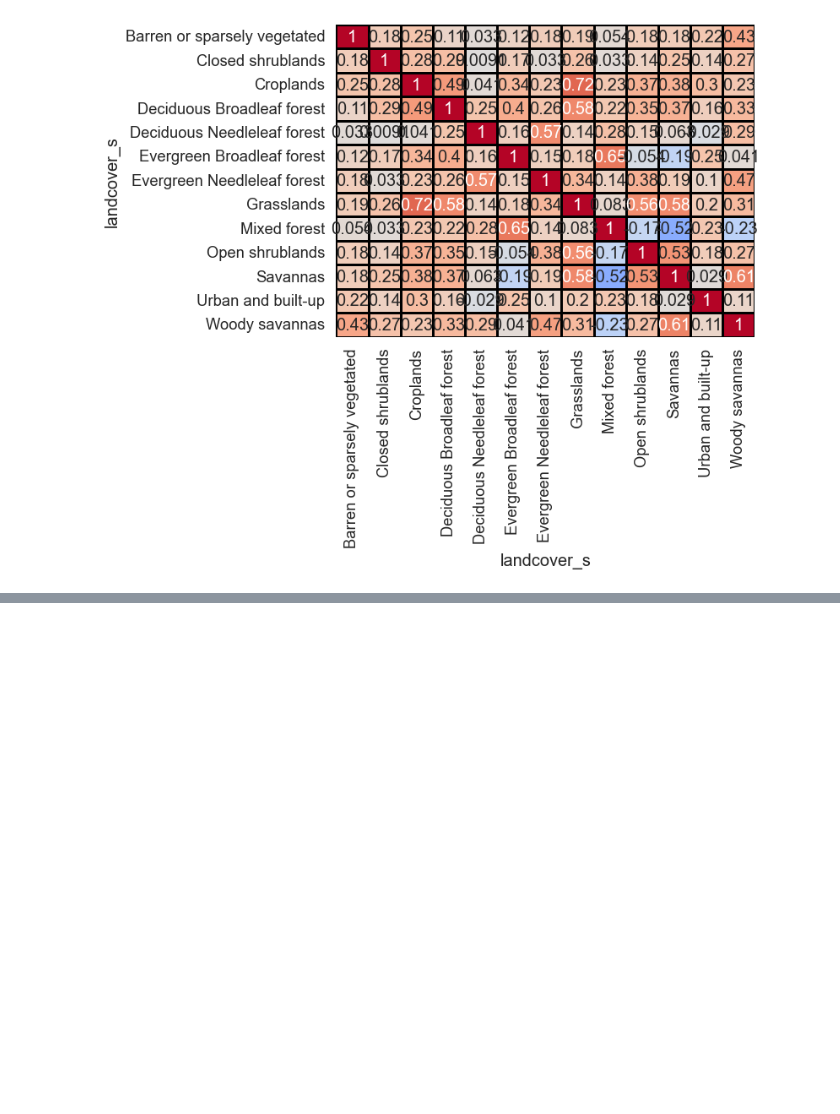
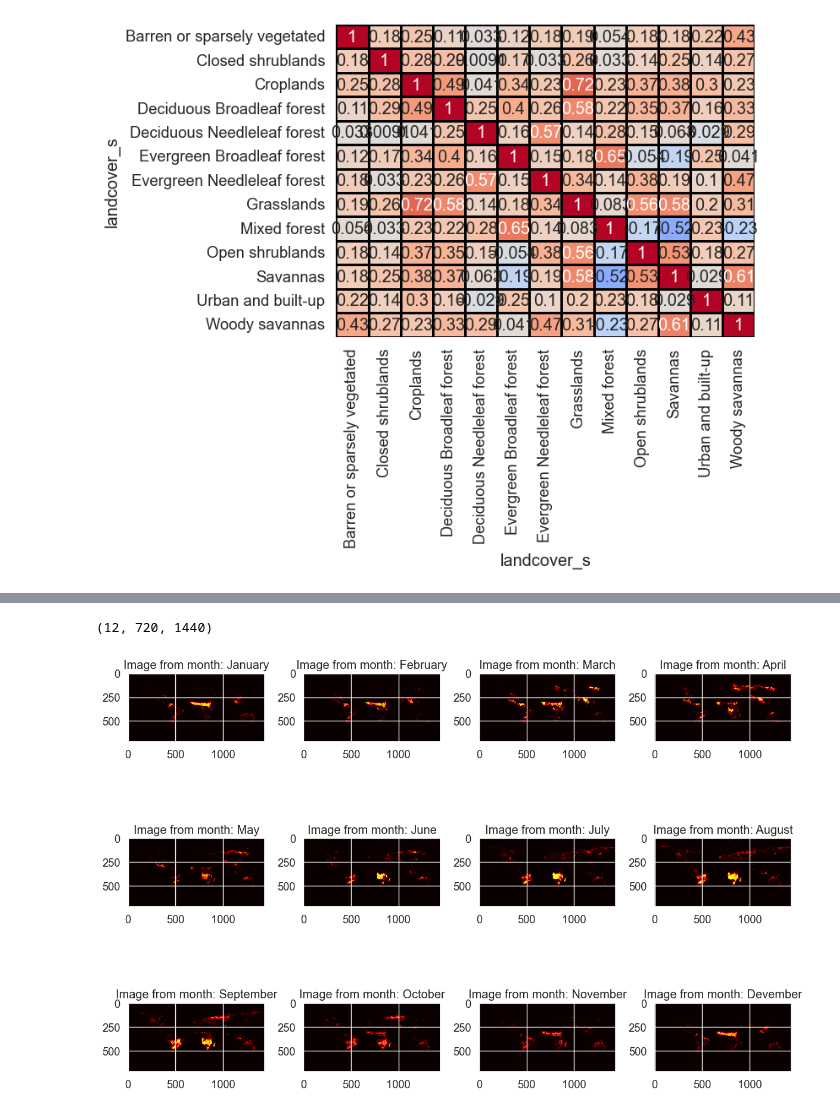
Before and after one commit to ris3abh/DL-firefighters, a Jupyter notebook: code/3 Atlas EDA detailed.ipynb, the cells around one changed output, grey strips where cells are left out. Saved outputs shown, nothing was run; the diff lists cells and outputs as text; code cells hidden in the pictures; blank space fills up the shorter version.

```diff
--- a/code/3 Atlas EDA detailed.ipynb
+++ b/code/3 Atlas EDA detailed.ipynb
@@ -332,15 +353,0 @@ for i, month in enumerate(months):
-# %%
-## plotting a bar graph to see the relation between the landcover type and the cases in the month of July-August-Setember
-
-for i, month in enumerate(months):
-    if month == 7 or month == 8 or month == 9:
-        filtered_df = df[df['start_date'].dt.month == month]
-        landcover_counts_by_month = filtered_df.groupby(['year_month', 'landcover_s']).size().unstack()
-        landcover_dict[month] = landcover_counts_by_month
-    else:
-        continue
-
-df_merged = pd.concat(landcover_dict.values(), keys=landcover_dict.keys())
-
-df_merged.fillna(0, inplace=True)
-df_merged.reset_index(inplace=True)
@@ -361,0 +399,21 @@ sns.heatmap(correlation_matrix, annot=True, cmap='coolwarm', vmin=-1, vmax=1, ce
+# %%
+print(data.shape)
+
+import matplotlib.pyplot as plt
+
+# Create subplots for each image
+fig, axes = plt.subplots(nrows=3, ncols=4, figsize=(12, 9))
+
+# Iterate over the images and plot them
+months = ['January', 'February', 'March', 'April', 'May', 'June', 'July', 'August', 'September', 'October', 'November', 'Devember']
+
+for i, ax in enumerate(axes.flatten()):
+    ax.imshow(data[i], cmap='hot')
+    ax.set_title(f"Image from month: " + months[i])
+
+plt.tight_layout()
+# Show the plot
+plt.show()
+# %% [output]
+(12, 720, 1440)
+[figure, added]
```
Also changed, not shown: parts of 5 cells of this notebook, 23 other files.
